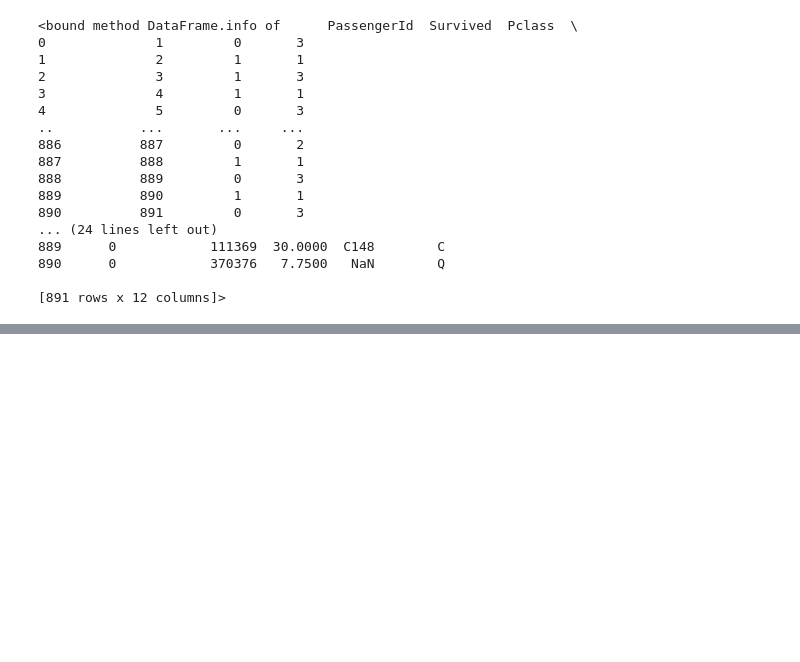
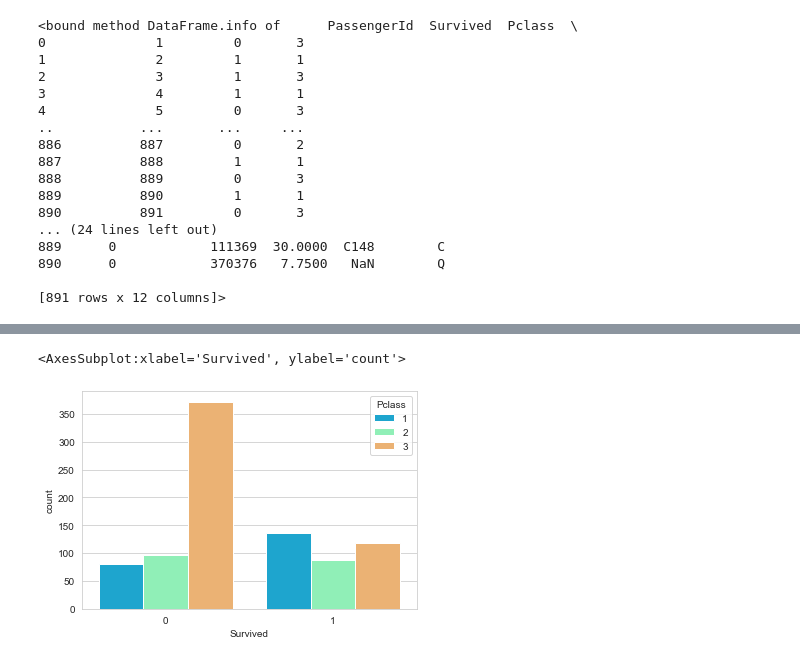
Before and after one commit to ModouLaminJagne/DataScience, a Jupyter notebook: LOGISTIC REGRESSION.ipynb, the cells around one changed output, grey strips where cells are left out. Saved outputs shown, nothing was run; the diff lists cells and outputs as text; code cells hidden in the pictures; blank space fills up the shorter version.

```diff
--- a/LOGISTIC REGRESSION.ipynb
+++ b/LOGISTIC REGRESSION.ipynb
@@ -73,0 +86,6 @@ train.info
+# %%
+sns.set_style('whitegrid')
+sns.countplot(x='Survived',hue='Pclass',data=train,palette='rainbow')
+# %% [output]
+<AxesSubplot:xlabel='Survived', ylabel='count'>
+[figure, added]
```
Also changed, not shown: parts of 2 cells of this notebook.
